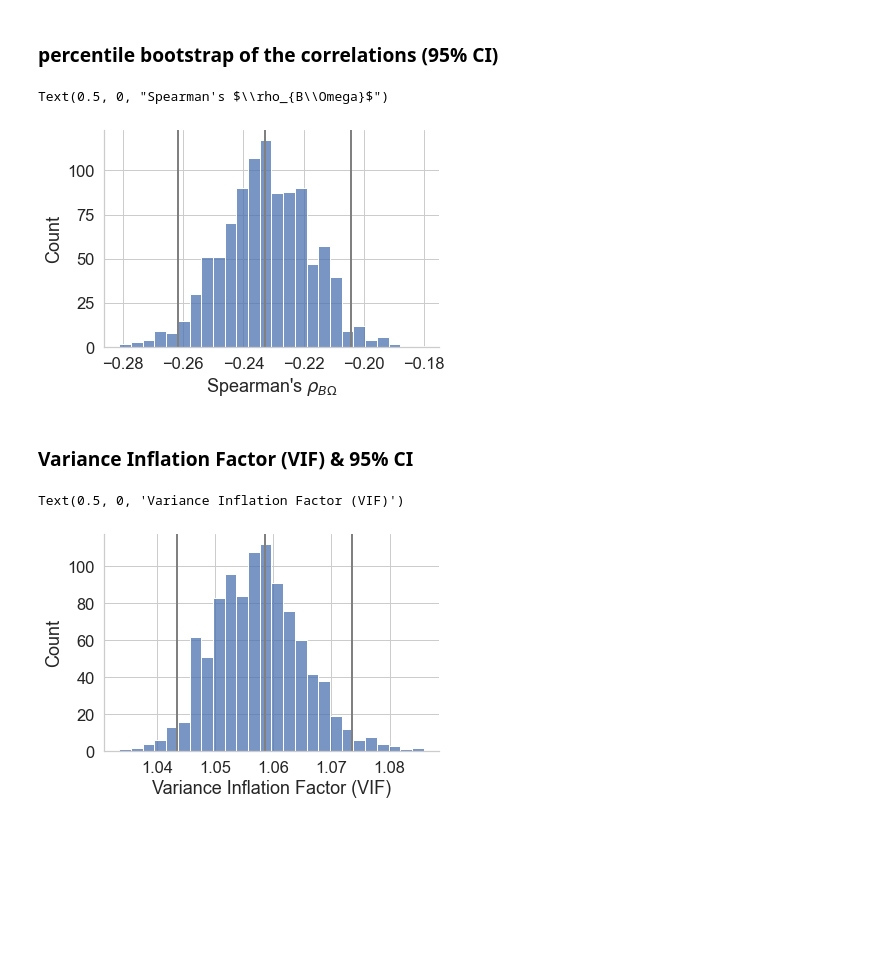
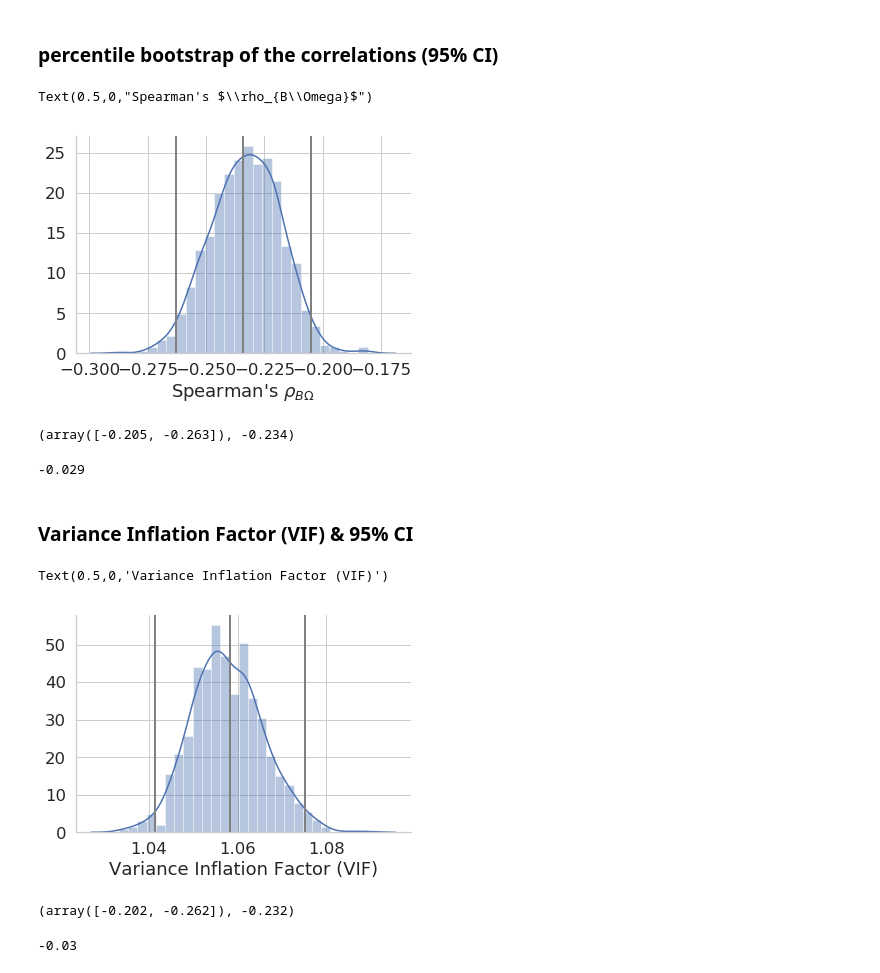
Before and after one commit to kalexandriabond/dynamic_decision_policy_reconfiguration, a Jupyter notebook: revised_figure_nbs/E2_ideal_observer_correlation_check.ipynb, the cells around one changed output. Saved outputs shown, nothing was run; the diff lists cells and outputs as text; code cells hidden in the pictures; blank space fills up the shorter version.

```diff
--- a/revised_figure_nbs/E2_ideal_observer_correlation_check.ipynb
+++ b/revised_figure_nbs/E2_ideal_observer_correlation_check.ipynb
@@ -89,22 +113,34 @@ def viz_percentiles(resampled_metrics, ci = 95):
 
     sns.set(font_scale=font_scale, style='whitegrid')
 
-    sns.histplot(sorted_resampled_metrics)
+    if sns.__version__ == '0.11.2':
+        sns.histplot(sorted_resampled_metrics)
+    elif sns.__version__ == '0.9.0':
+        sns.distplot(sorted_resampled_metrics)
+
     plt.axvline(metric_percentiles[0], color='gray',linewidth=lw)
     plt.axvline(metric_percentiles[1], color='gray', linewidth=lw)
     plt.axvline(mean_metric, color='gray', linewidth=lw)
     sns.despine()
 
-    return None
+    return metric_percentiles, mean_metric
 # %%
 x,y = ls_df_pared.cpp, ls_df_pared.ideal_B
 resampled_x, resampled_y, resampled_spearman_r = pairwise_percentile_bootstrap(x,y)
 # %%
-viz_percentiles(resampled_spearman_r)
+metric_percentiles, mean_metric = viz_percentiles(resampled_spearman_r)
 plt.xlabel(r"Spearman's $\rho_{B\Omega}$")
 # %% [output]
-Text(0.5, 0, "Spearman's $\\rho_{B\\Omega}$")
+Text(0.5,0,"Spearman's $\\rho_{B\\Omega}$")
-[figure, old version]
+[figure, new version]
+# %%
+np.round(metric_percentiles,3),  np.round(mean_metric,3)
+# %% [output]
+(array([-0.205, -0.263]), -0.234)
+# %%
+np.round(mean_metric - metric_percentiles[0],3)
+# %% [output]
+-0.029
 # %% [markdown]
 ### Variance Inflation Factor (VIF) & 95% CI
 # %%
@@ -116,8 +152,16 @@ def compute_variance_inflation_factor(correlations):
 # %%
 vifs = compute_variance_inflation_factor(resampled_spearman_r)
 # %%
-viz_percentiles(vifs)
+metric_percentiles, mean_metric = viz_percentiles(vifs)
 plt.xlabel("Variance Inflation Factor (VIF)")
 # %% [output]
-Text(0.5, 0, 'Variance Inflation Factor (VIF)')
+Text(0.5,0,'Variance Inflation Factor (VIF)')
-[figure, old version]
+[figure, new version]
+# %%
+np.round(metric_percentiles,3),  np.round(mean_metric,3)
+# %% [output]
+(array([-0.202, -0.262]), -0.232)
+# %%
+np.round(mean_metric - metric_percentiles[0],3)
+# %% [output]
+-0.03
```
Also changed, not shown: parts of 4 cells of this notebook, 3 other files.
